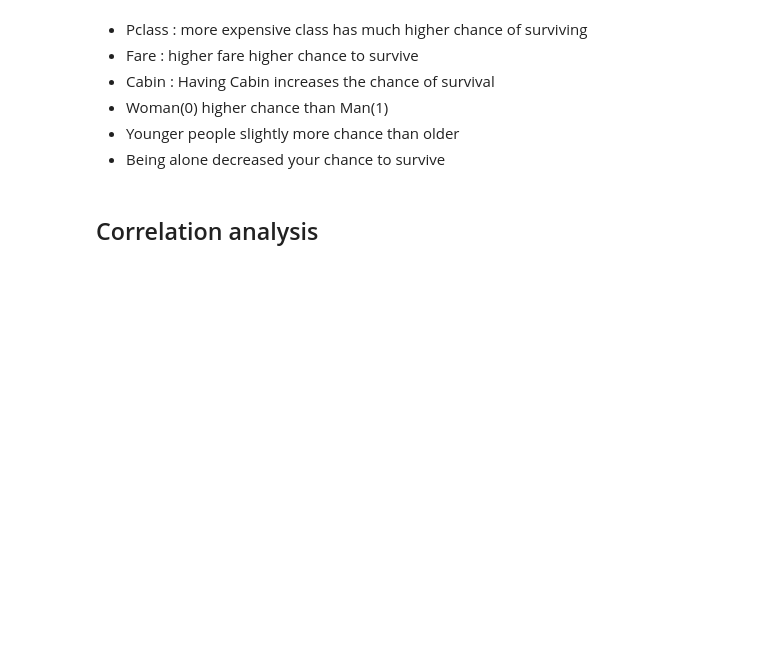
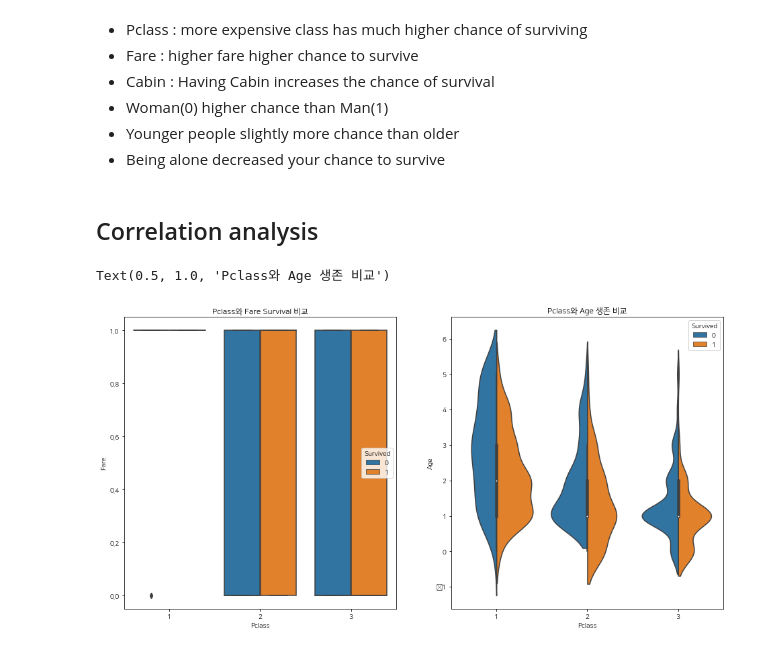
Before and after one commit to MinsooKwak/Kaggle_note, a Jupyter notebook: Data_science/titanic_ml.ipynb, the cells around one changed output. Cells and saved outputs as stored; diff of their text form; code cells hidden in the pictures; blank space fills up the shorter version.

```diff
--- a/Data_science/titanic_ml.ipynb
+++ b/Data_science/titanic_ml.ipynb
@@ -600,3 +600,14 @@ train[['Pclass','Sex','Age','Parch','Fare','Embarked','Has_Cabin','FamilySize','
 - Being alone decreased your chance to survive
 # %% [markdown]
 ## Correlation analysis
+# %%
+fit , (axis1, axis2) = plt.subplots(1,2, figsize=(16,8))
+
+sns.boxplot(x='Pclass', y='Fare', hue='Survived', data=train, ax=axis1)
+axis1.set_title('Pclass와 Fare Survival 비교')
+
+sns.violinplot(x='Pclass', y='Age', hue='Survived', data=train, split=True, ax=axis2)
+axis2.set_title('Pclass와 Age 생존 비교')
+# %% [output]
+Text(0.5, 1.0, 'Pclass와 Age 생존 비교')
+[figure, added]
```
Also changed, not shown: parts of 13 cells of this notebook.
